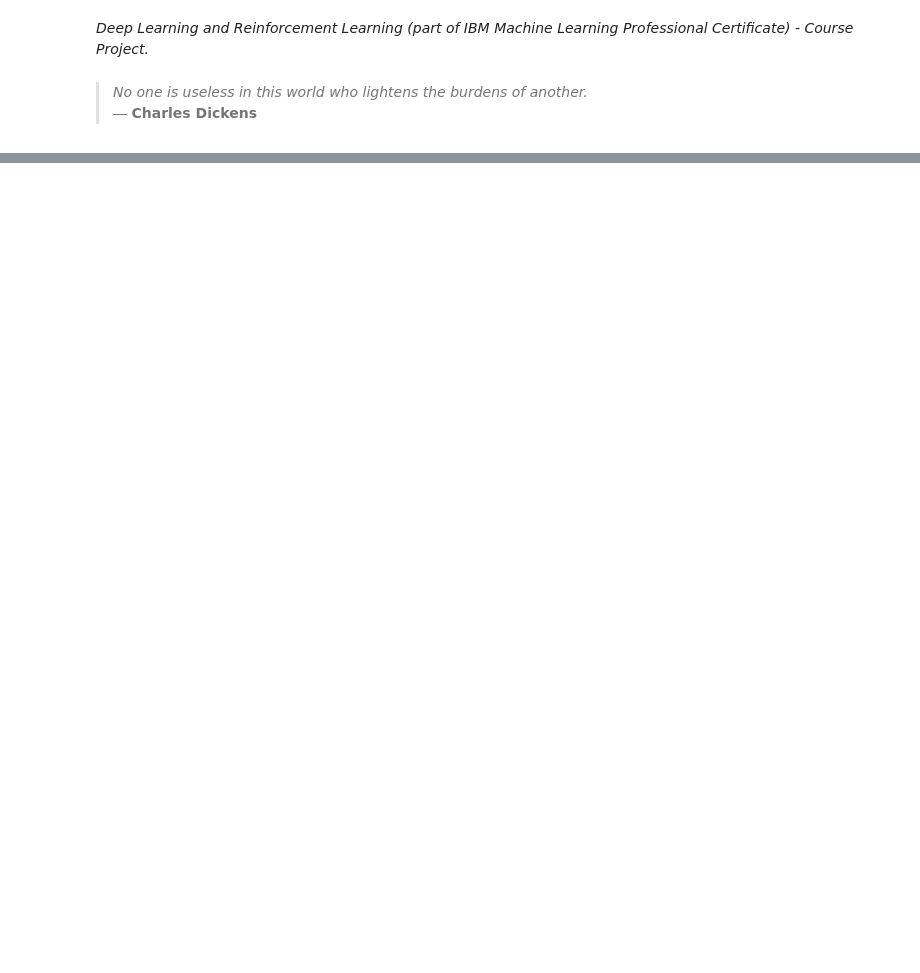
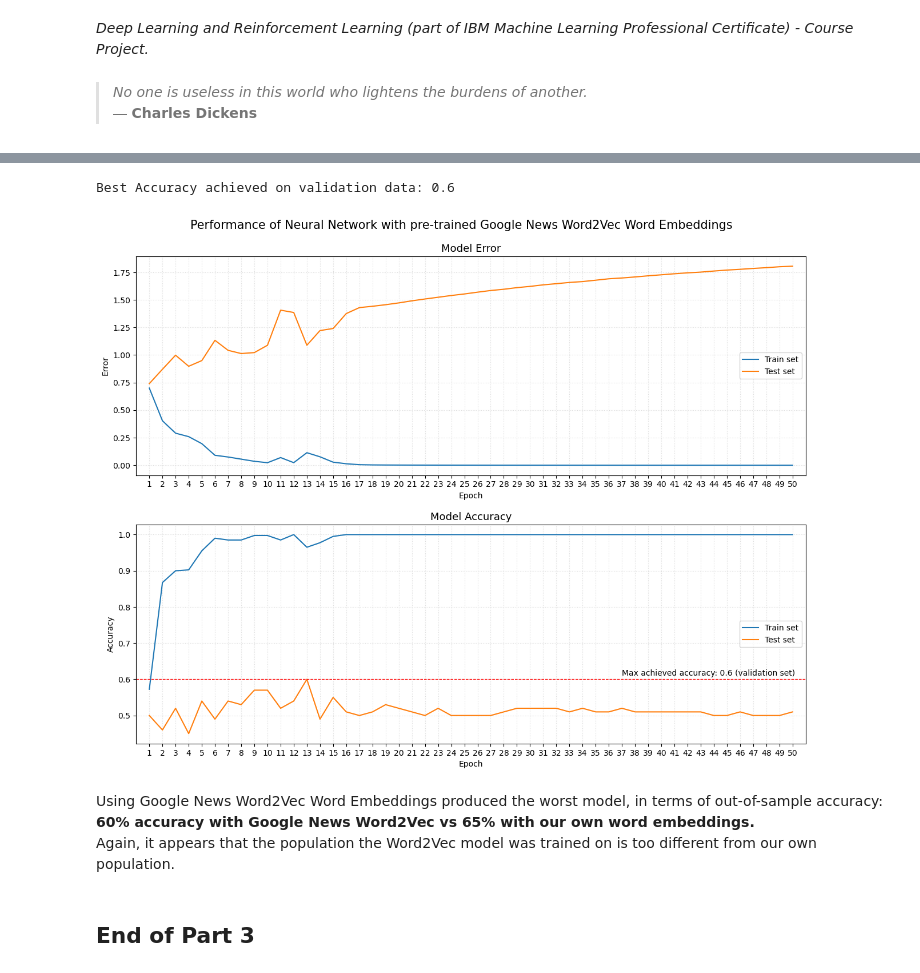
Before and after one commit to SebastianoDenegri/Targeted_Suicide_Intervention, a Jupyter notebook: Reddit_Users_Classification_part_4.ipynb, the cells around one changed output, grey strips where cells are left out. Drawn from its saved outputs; the diff is of its cells as text; code cells hidden in the pictures; blank space fills up the shorter version.

Commit message:
train third (word2vec) and fourth (regularized) models

```diff
--- a/Reddit_Users_Classification_part_4.ipynb
+++ b/Reddit_Users_Classification_part_4.ipynb
@@ -568,0 +25,3 @@ https://zenodo.org/record/2667859#.Y9aqCXZBw2z
+# %%
+with open('word_index.pkl', 'rb') as f:
+    word_index = pickle.load(f)
@@ -568,0 +50,14 @@ https://zenodo.org/record/2667859#.Y9aqCXZBw2z
+# %%
+# create a weight matrix for words in the training set
+embedding_matrix = np.zeros((len(word_index)+1, 300))
+hits = 0
+misses = 0
+
+for word, i in word_index.items():
+    if word in word2vec:
+        embedding_matrix [i,:] = word2vec[word]
+        hits += 1
+    else:
+        misses += 1
+
+print("Converted {} words ({} misses)".format(f'{hits:,}', f'{misses:,}'))
@@ -568,0 +114,2 @@ https://zenodo.org/record/2667859#.Y9aqCXZBw2z
+# %%
+hist=rnn_2vec.fit(x_train_pad, y_train, batch_size=16, epochs=50, shuffle=True, validation_data=(x_test_pad, y_test))
@@ -568,0 +134,43 @@ https://zenodo.org/record/2667859#.Y9aqCXZBw2z
+# %%
+print("Best Accuracy achieved on validation data:", round(max(hist.history['val_accuracy']),2))
+# %% [output]
+Best Accuracy achieved on validation data: 0.6
+# %%
+fig = plt.figure(figsize=(13,10))
+loss = fig.add_subplot(2,1,1)
+accuracy = fig.add_subplot(2,1,2)
+
+accuracy.plot(hist.history['accuracy'])
+accuracy.plot(hist.history['val_accuracy'])
+accuracy.set_title('Model Accuracy', fontsize=13)
+accuracy.set_ylabel('Accuracy')
+accuracy.set_xlabel('Epoch')
+accuracy.set_xticks(range(0,50))
+accuracy.set_xticklabels(range(1,51))
+accuracy.set_xlim(-1,50)
+accuracy.legend(['Train set', 'Test set'], loc='center right')
+accuracy.grid(True, axis='both', color='gainsboro', ls= ':', linewidth=0.8)
+accuracy.axhline(y=0.60, color='r', lw=0.9, ls='--')
+accuracy.annotate('Max achieved accuracy: 0.6 (validation set)', xy=(36,0.61))
+
+loss.plot(hist.history['loss'])
+loss.plot(hist.history['val_loss'])
+loss.set_title('Model Error', fontsize=13)
+loss.set_ylabel('Error')
+loss.set_xlabel('Epoch')
+loss.set_xticks(range(0,50))
+loss.set_xticklabels(range(1,51))
+loss.set_xlim(-1,50)
+loss.legend(['Train set', 'Test set'], loc='center right')
+loss.grid(True, axis='both', color='gainsboro', ls= ':', linewidth=0.8)
+
+plt.suptitle('Performance of Neural Network with pre-trained Google News Word2Vec Word Embeddings', fontsize=15)
+plt.tight_layout(pad=1.5)
+plt.show()
+# %% [output]
+[figure, added]
+# %% [markdown]
+Using Google News Word2Vec Word Embeddings produced the worst model, in terms of out-of-sample accuracy: **60% accuracy with Google News Word2Vec vs 65% with our own word embeddings.**
+Again, it appears that the population the Word2Vec model was trained on is too different from our own population.
+# %% [markdown]
+## End of Part 3
```
Also changed, not shown: parts of 114 cells of this notebook, 2 other files.
